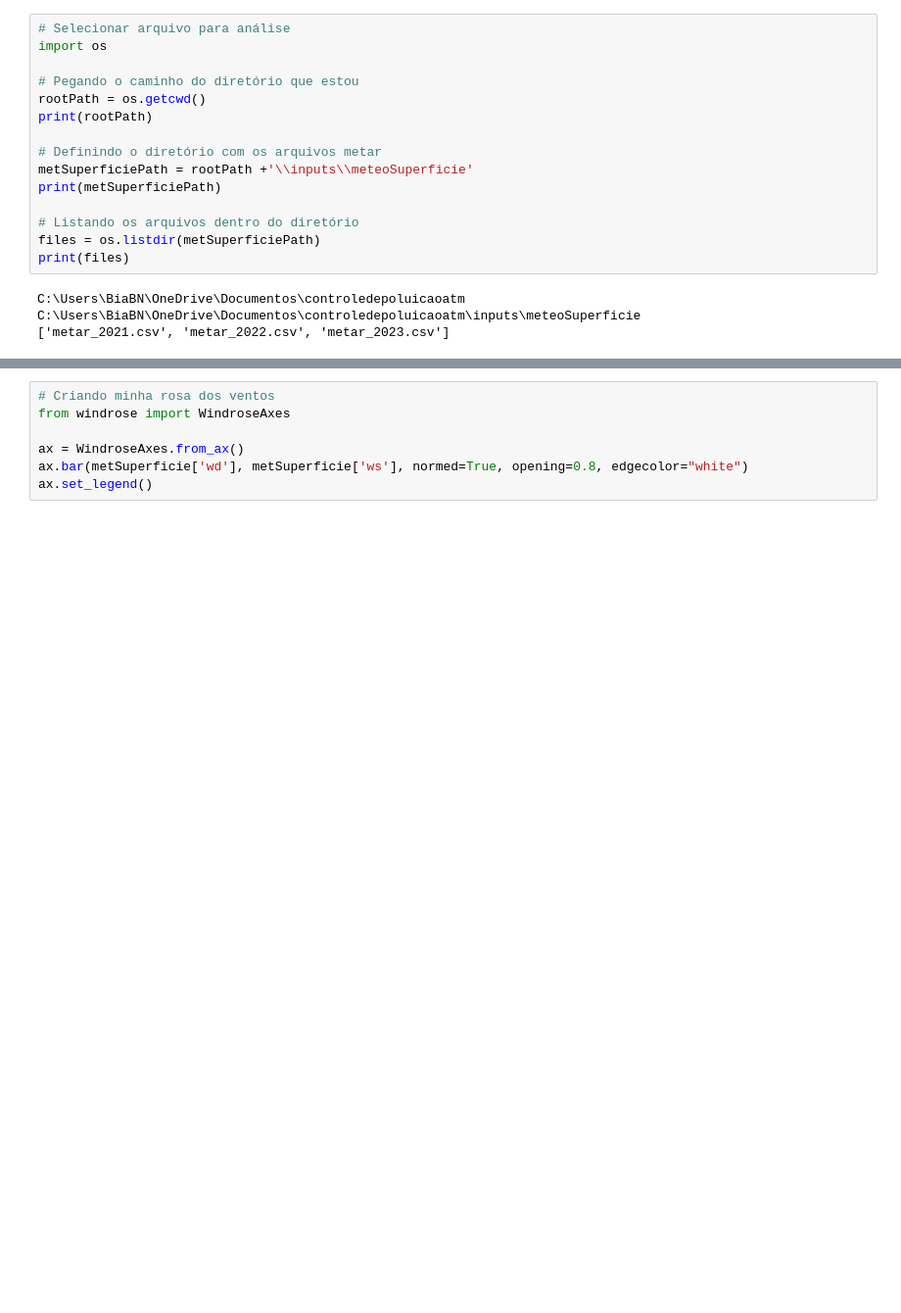
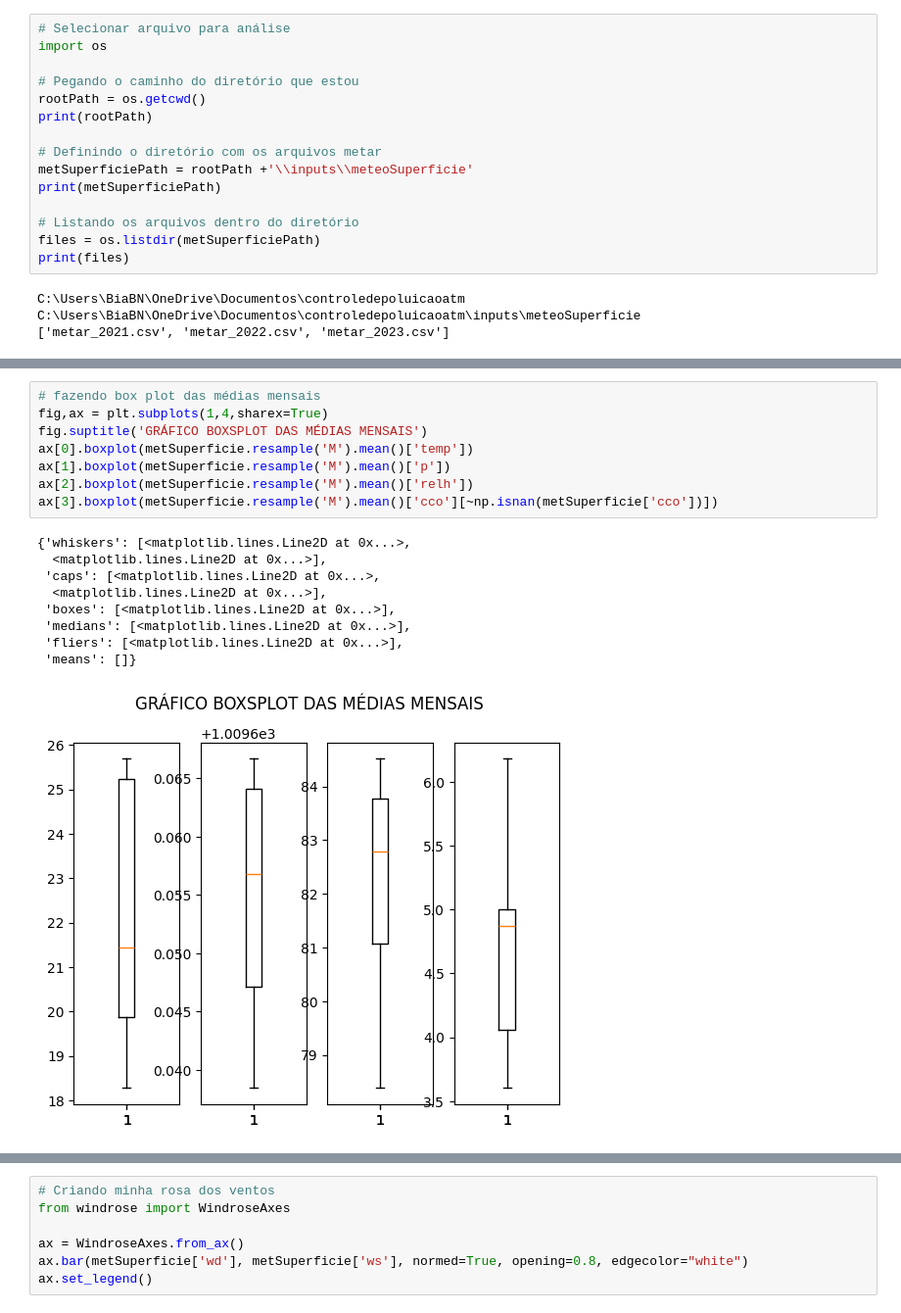
Before and after one commit to Bianca-bonetti/controledepoluicaoatm, a Jupyter notebook: Atividade2.ipynb, the cells around one changed output, grey strips where cells are left out. Shown at 98% size. Cells and saved outputs as stored; diff of their text form; blank space fills up the shorter version.

```diff
--- a/Atividade2.ipynb
+++ b/Atividade2.ipynb
@@ -147,2 +148,20 @@ o percentil 95 da cobertura de nuvem é 8.0
+# %%
+# fazendo box plot das médias mensais
+fig,ax = plt.subplots(1,4,sharex=True)
+fig.suptitle('GRÁFICO BOXSPLOT DAS MÉDIAS MENSAIS')
+ax[0].boxplot(metSuperficie.resample('M').mean()['temp'])
+ax[1].boxplot(metSuperficie.resample('M').mean()['p'])
+ax[2].boxplot(metSuperficie.resample('M').mean()['relh'])
+ax[3].boxplot(metSuperficie.resample('M').mean()['cco'][~np.isnan(metSuperficie['cco'])])
+# %% [output]
+{'whiskers': [<matplotlib.lines.Line2D at 0x...>,
+  <matplotlib.lines.Line2D at 0x...>],
+ 'caps': [<matplotlib.lines.Line2D at 0x...>,
+  <matplotlib.lines.Line2D at 0x...>],
+ 'boxes': [<matplotlib.lines.Line2D at 0x...>],
+ 'medians': [<matplotlib.lines.Line2D at 0x...>],
+ 'fliers': [<matplotlib.lines.Line2D at 0x...>],
+ 'means': []}
+[figure, added]
 # %%
 # Estatísticas dos dados
```
Also changed, not shown: parts of 6 cells of this notebook, 1 other file.
